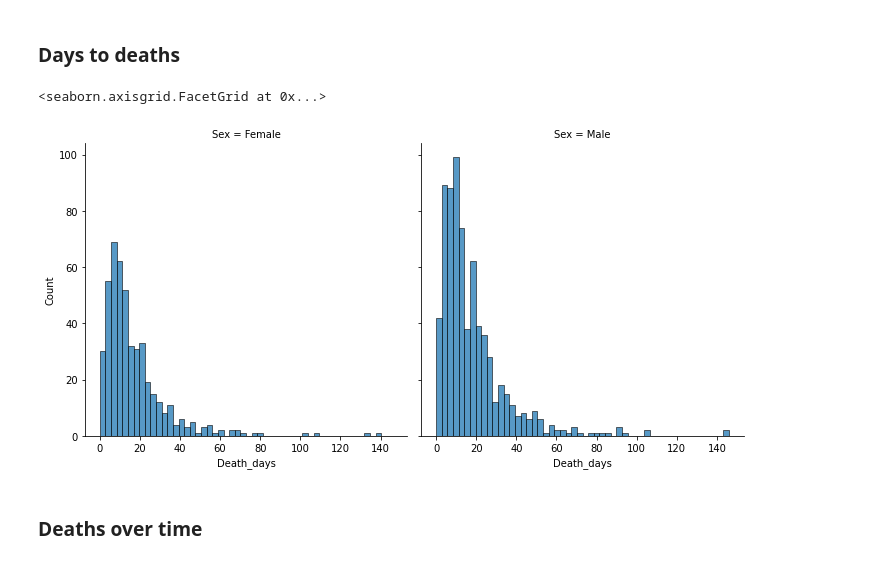
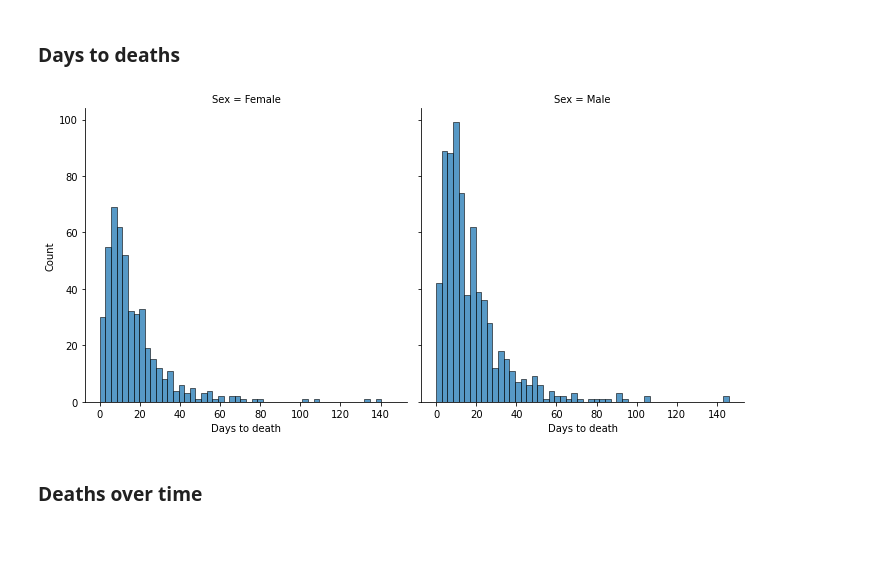
Before and after one commit to ccontrer/20-08Covid19Physiology, a Jupyter notebook: python/03 COVID-19 Alberta restricted data.ipynb, the cells around one changed output. Saved outputs shown, nothing was run; the diff lists cells and outputs as text; code cells hidden in the pictures.

```diff
--- a/python/03 COVID-19 Alberta restricted data.ipynb
+++ b/python/03 COVID-19 Alberta restricted data.ipynb
@@ -68,14 +68,14 @@ df_comor['Num. comorbidities'] = df_comor.iloc[:, 4:20].sum(axis=1)
 df_comor['Num. symptoms'] = df_comor.iloc[:, 22:53].sum(axis=1) + \
                              df_comor.iloc[:, 54].str.split(',').apply(lambda x: len(x) if type(x)==list else 0)
 df_comor['Num. symptoms'] = df_comor['Num. symptoms'].astype(int)
-df_hosps['Dead flag'] = (df_hosps.Death_days >= 0)
+df_hosps['Dead'] = (df_hosps.Death_days >= 0)
 df_comor['Age group'] = pd.cut(df_comor['age'], bins=[0, 1, 5, 10, 20, 30, 40, 50, 60, 70, 80, np.inf],
                                right=True, include_lowest=True,
                                labels=['Under 1 year', '1-4 years', '5-9 years', '10-19 years',
                                        '20-29 years', '30-39 years', '40-49 years', '50-59 years',
                                        '60-69 years', '70-79 years', '80+ years'])
 # number of hospitalizations
-df_numhosps = pd.DataFrame(df_hosps.pivot_table(columns=['PHN_ENC'], aggfunc='size'), columns=['NUM_HOSPS'])
+df_numhosps = pd.DataFrame(df_hosps.pivot_table(columns=['PHN_ENC'], aggfunc='size'), columns=['Num. hospitalizations'])
 df_numhosps.reset_index(inplace=True)
 # %% [markdown]
 Merged data frame. Each entry corrresponds to one hospitalization and personal information is thus duplicated in cases with multiple hospitalizations. This means each entry is considered a separate patient. **(WARNING: duplication bias?)**
@@ -145,8 +206,8 @@ df.describe(include=['int', 'float'])
 print("Number of entries (original): ", df.shape[0])
 # Incorrect age entries
 print("\nSorted values of age:")
-print(df.age.sort_values(ascending=False).head())
-df.drop(df[df['age'] >= 140].index, inplace=True)
+print(df.Age.sort_values(ascending=False).head())
+df.drop(df[df['Age'] >= 140].index, inplace=True)
 print("\nEntries remaining: ", df.shape[0])
 # Multiple hospitalizations?
 # df.drop(df[df['Dead_flag'] & df['NUM_HOSPS']>2].index, inplace=True)
@@ -654,12 +643,10 @@ plt.title("Heat map of number of deaths", fontsize=15);
 [figure]
 # %% [markdown]
 ### Days to deaths
-# %%
-temp = df.replace({"M":"Male", "F": "Female"})
-sns.displot(temp, x='Death_days', col='Sex')
-# %% [output]
-<seaborn.axisgrid.FacetGrid at 0x...>
-[figure, removed]
+# %%
+sns.displot(df, x='Days to death', col='Sex');
+# %% [output]
+[figure, added]
 # %% [markdown]
 ### Deaths over time
 # %%
```
Also changed, not shown: parts of 21 cells of this notebook, 3 other files.
